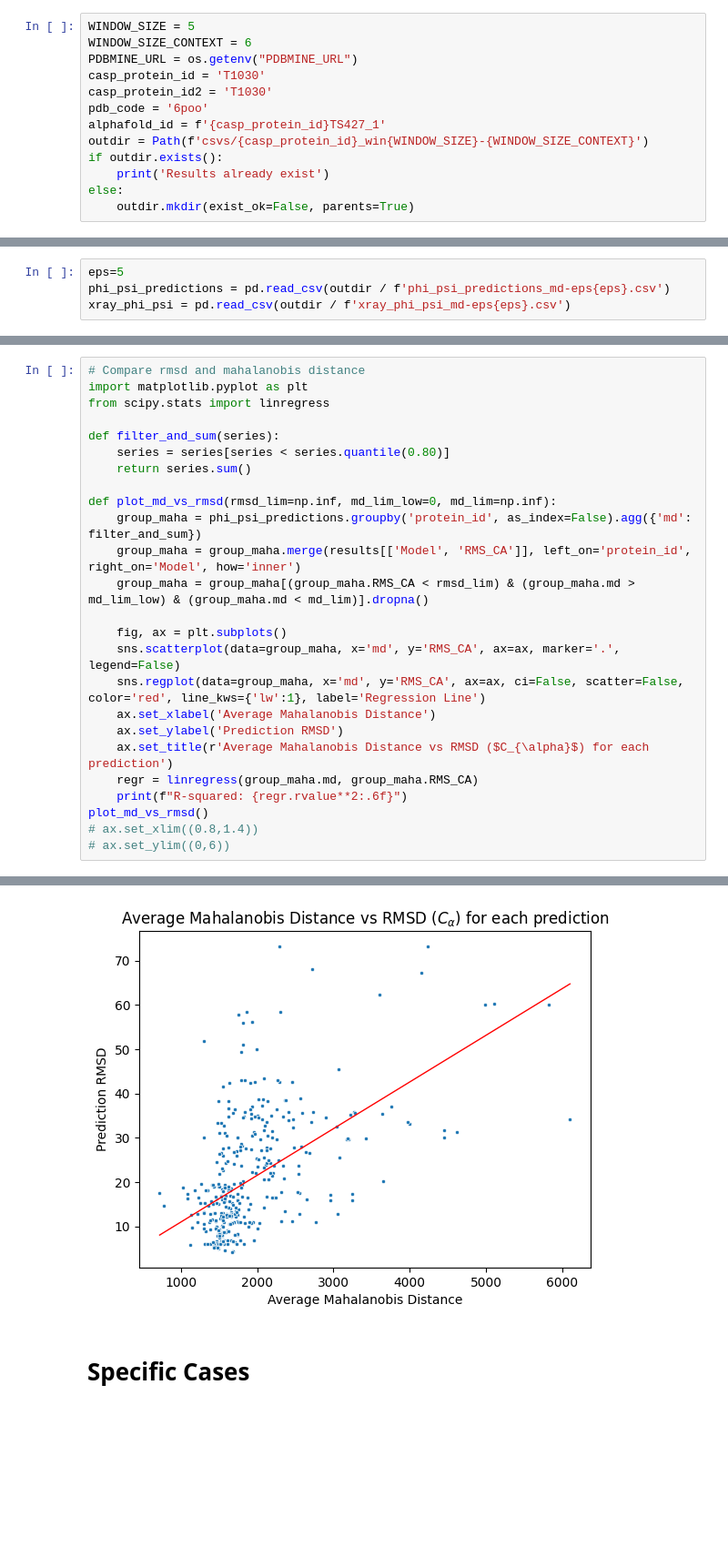
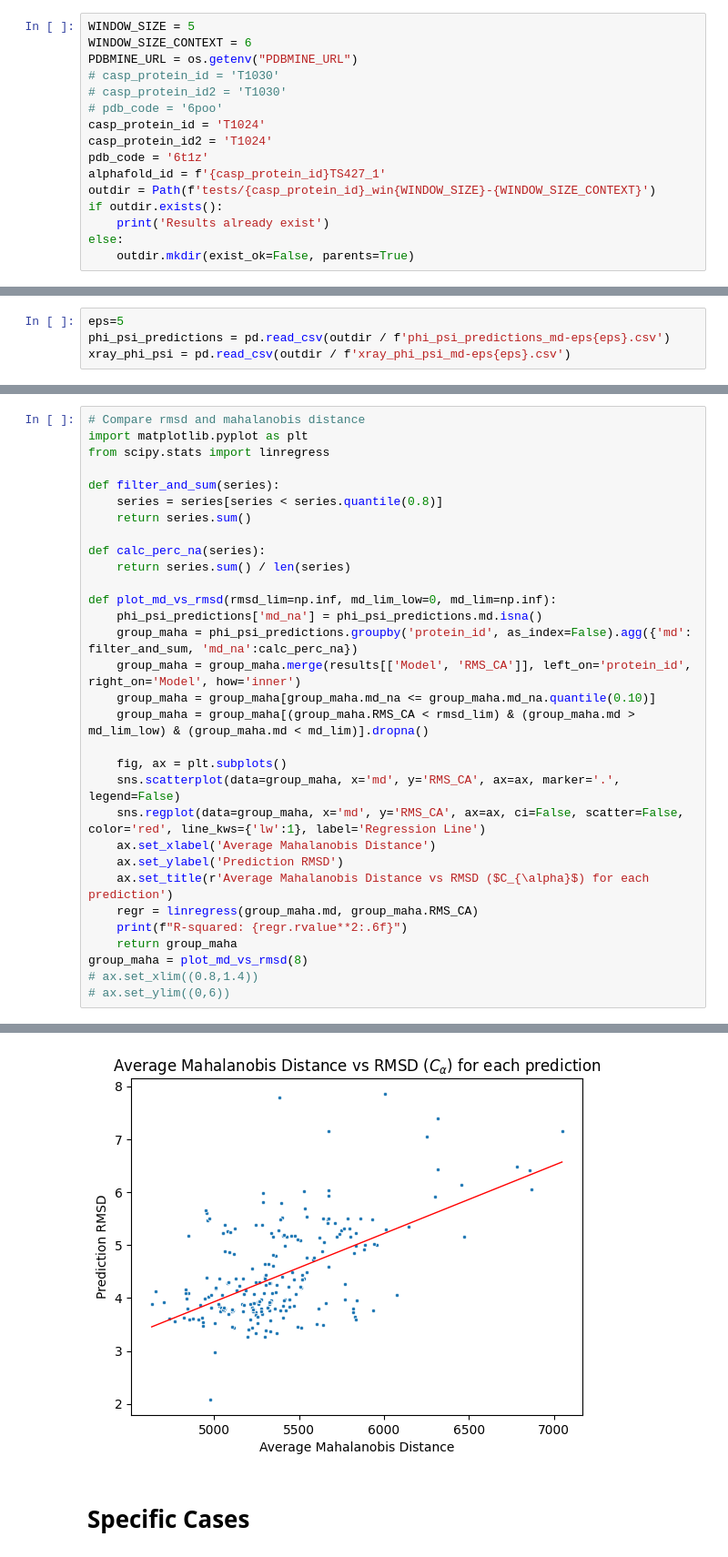
Before and after one commit to Musa-Azeem/protein-dihedral-visualization, a Jupyter notebook: multi-window.ipynb, the cells around one changed output, grey strips where cells are left out. Shown at 91% size. Cells and saved outputs as stored; diff of their text form; blank space fills up the shorter version.

```diff
--- a/multi-window.ipynb
+++ b/multi-window.ipynb
@@ -24,11 +24,14 @@ amino_acid_codes = json.load(open('amino_acid_codes.json'))
 WINDOW_SIZE = 5
 WINDOW_SIZE_CONTEXT = 6
 PDBMINE_URL = os.getenv("PDBMINE_URL")
-casp_protein_id = 'T1030'
-casp_protein_id2 = 'T1030'
-pdb_code = '6poo'
+# casp_protein_id = 'T1030'
+# casp_protein_id2 = 'T1030'
+# pdb_code = '6poo'
+casp_protein_id = 'T1024'
+casp_protein_id2 = 'T1024'
+pdb_code = '6t1z'
 alphafold_id = f'{casp_protein_id}TS427_1'
-outdir = Path(f'csvs/{casp_protein_id}_win{WINDOW_SIZE}-{WINDOW_SIZE_CONTEXT}')
+outdir = Path(f'tests/{casp_protein_id}_win{WINDOW_SIZE}-{WINDOW_SIZE_CONTEXT}')
 if outdir.exists():
     print('Results already exist')
 else:
@@ -626,12 +597,17 @@ import matplotlib.pyplot as plt
 from scipy.stats import linregress
 
 def filter_and_sum(series):
-    series = series[series < series.quantile(0.80)]
+    series = series[series < series.quantile(0.8)]
     return series.sum()
 
+def calc_perc_na(series):
+    return series.sum() / len(series)
+
 def plot_md_vs_rmsd(rmsd_lim=np.inf, md_lim_low=0, md_lim=np.inf):
-    group_maha = phi_psi_predictions.groupby('protein_id', as_index=False).agg({'md': filter_and_sum})
+    phi_psi_predictions['md_na'] = phi_psi_predictions.md.isna()
+    group_maha = phi_psi_predictions.groupby('protein_id', as_index=False).agg({'md': filter_and_sum, 'md_na':calc_perc_na})
     group_maha = group_maha.merge(results[['Model', 'RMS_CA']], left_on='protein_id', right_on='Model', how='inner')
+    group_maha = group_maha[group_maha.md_na <= group_maha.md_na.quantile(0.10)]
     group_maha = group_maha[(group_maha.RMS_CA < rmsd_lim) & (group_maha.md > md_lim_low) & (group_maha.md < md_lim)].dropna()
 
     fig, ax = plt.subplots()
@@ -642,7 +618,8 @@ def plot_md_vs_rmsd(rmsd_lim=np.inf, md_lim_low=0, md_lim=np.inf):
     ax.set_title(r'Average Mahalanobis Distance vs RMSD ($C_{\alpha}$) for each prediction')
     regr = linregress(group_maha.md, group_maha.RMS_CA)
     print(f"R-squared: {regr.rvalue**2:.6f}")
-plot_md_vs_rmsd()
+    return group_maha
+group_maha = plot_md_vs_rmsd(8)
 # ax.set_xlim((0.8,1.4))
 # ax.set_ylim((0,6))
 # %% [output]
@@ -650,3 +627,3 @@ R-squared: 0.280918
-[figure, old version]
+[figure, new version]
 # %% [markdown]
 # Specific Cases
```
Also changed, not shown: parts of 21 cells of this notebook, 4 other files.
